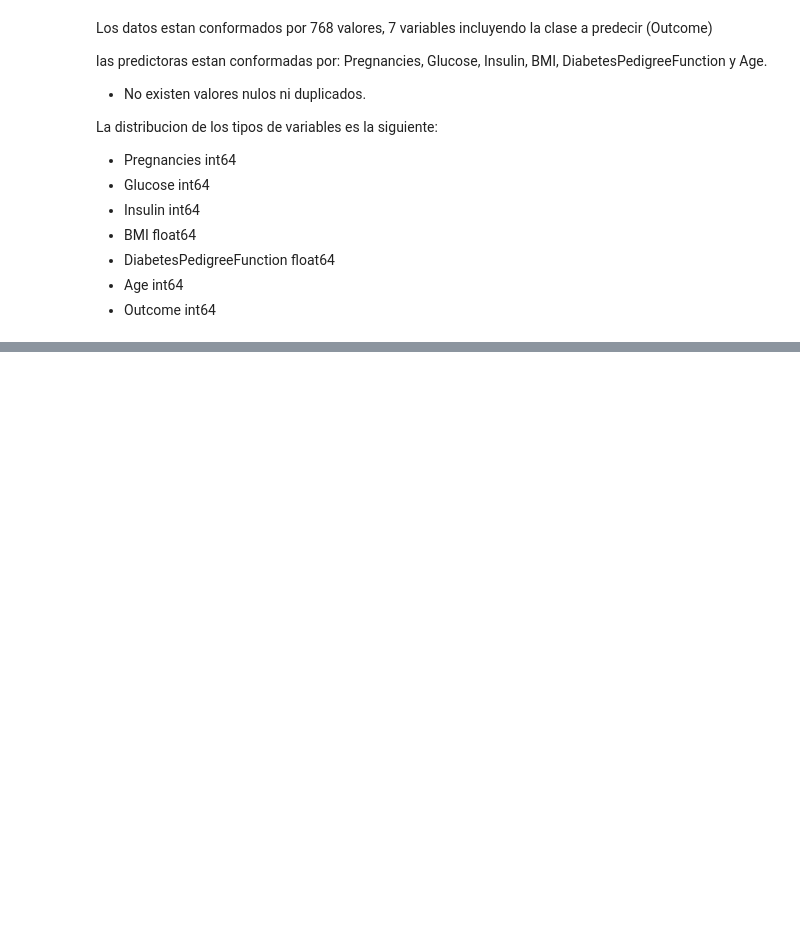
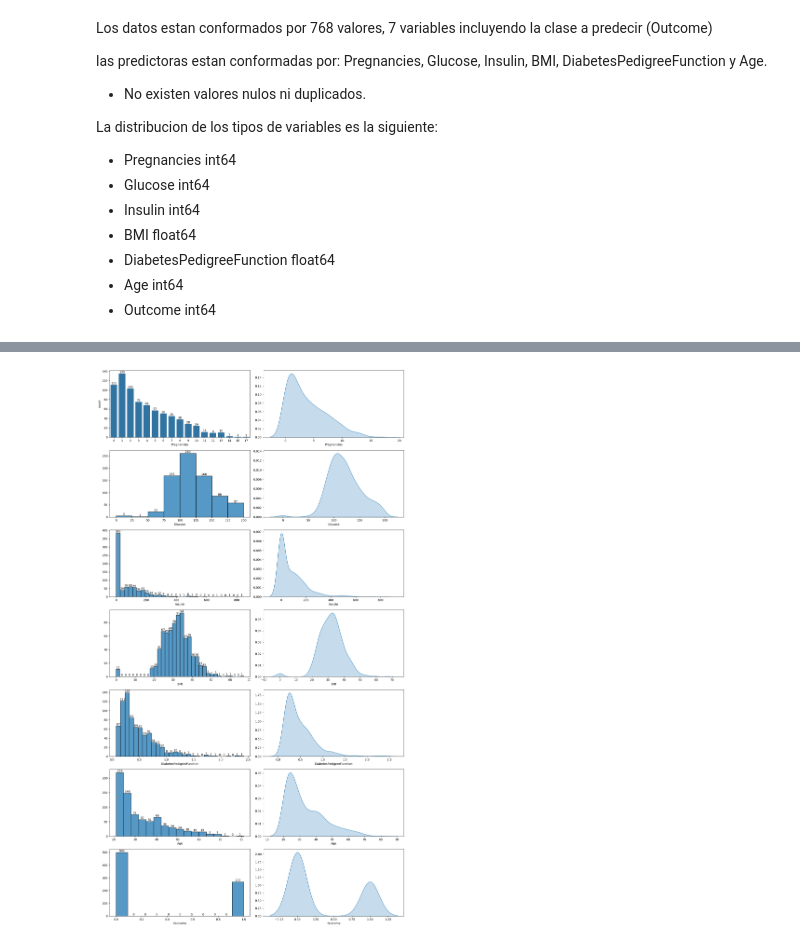
Before and after one commit to Jairo-Almanza/Proyecto-Arbol-de-Decision, a Jupyter notebook: src/explore.ipynb, the cells around one changed output, grey strips where cells are left out. Saved outputs shown, nothing was run; the diff lists cells and outputs as text; code cells hidden in the pictures; blank space fills up the shorter version.

```diff
--- a/src/explore.ipynb
+++ b/src/explore.ipynb
@@ -120,0 +153,37 @@ La distribucion de los tipos de variables es la siguiente:
+# %%
+# Graficamos
+fig, axis = plt.subplots(7,2, figsize = (15, 27))
+
+# Crear un histograma múltiple
+sns.countplot(ax = axis[0,0], data = df_diabetes, x = "Pregnancies")
+axis[0,0].bar_label(axis[0,0].containers[0])
+sns.kdeplot(ax = axis[0,1], data = df_diabetes["Pregnancies"],fill=True).set(ylabel = None)
+
+sns.histplot(ax = axis[1,0],data = df_diabetes, x = "Glucose", bins=(0,25,50,75,100,125,150,175,200)).set(ylabel = None)
+axis[1,0].bar_label(axis[1,0].containers[0])
+sns.kdeplot(ax = axis[1,1], data = df_diabetes["Glucose"],fill=True).set(ylabel = None)
+
+sns.histplot(ax = axis[2,0], data = df_diabetes, x = "Insulin").set(ylabel = None)
+axis[2,0].bar_label(axis[2,0].containers[0])
+sns.kdeplot(ax = axis[2,1], data = df_diabetes["Insulin"],fill=True).set(ylabel = None)
+
+sns.histplot(ax = axis[3,0],data = df_diabetes, x = "BMI").set(ylabel = None)
+axis[3,0].bar_label(axis[3,0].containers[0])
+sns.kdeplot(ax = axis[3,1], data = df_diabetes["BMI"],fill=True).set(ylabel = None)
+
+sns.histplot(ax = axis[4,0], data = df_diabetes, x = "DiabetesPedigreeFunction").set(ylabel = None)
+axis[4,0].bar_label(axis[4,0].containers[0])
+sns.kdeplot(ax = axis[4,1], data = df_diabetes["DiabetesPedigreeFunction"],fill=True).set(ylabel = None)
+
+sns.histplot(ax = axis[5,0], data = df_diabetes, x='Age').set(ylabel = None)
+axis[5,0].bar_label(axis[5,0].containers[0])
+sns.kdeplot(ax = axis[5,1], data = df_diabetes["Age"],fill=True).set(ylabel = None)
+
+sns.histplot(ax = axis[6,0], data = df_diabetes, x='Outcome').set(ylabel = None)
+axis[6,0].bar_label(axis[6,0].containers[0])
+sns.kdeplot(ax = axis[6,1], data = df_diabetes['Outcome'],fill=True).set(ylabel = None)
+
+plt.tight_layout()
+plt.show()
+# %% [output]
+[figure, added]
```
Also changed, not shown: parts of 8 cells of this notebook.
